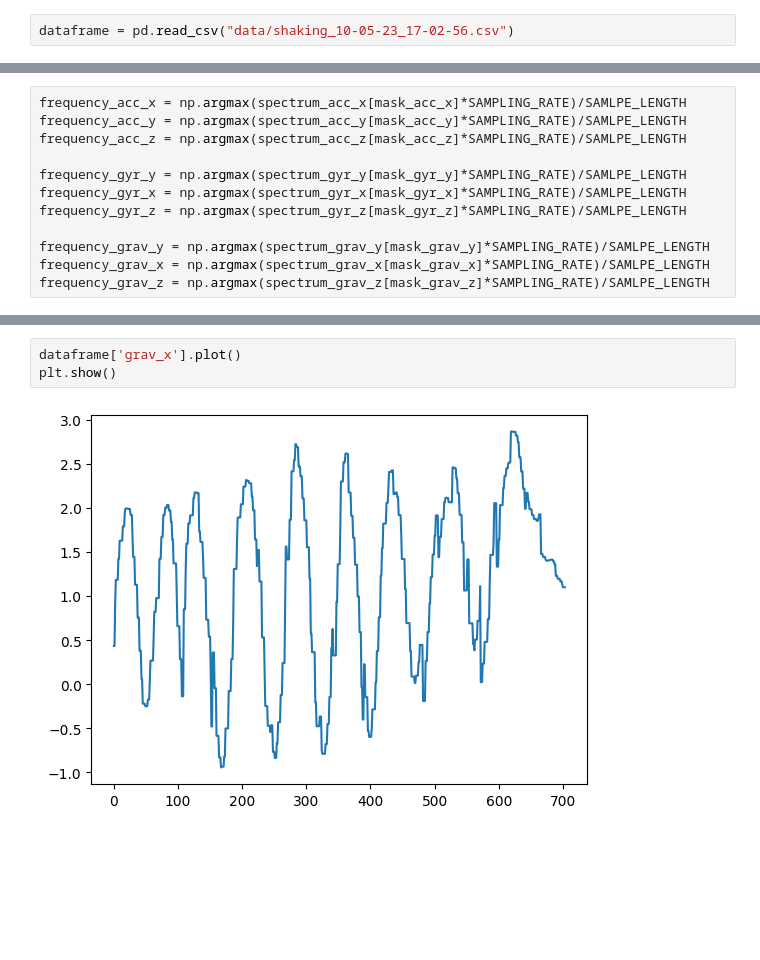
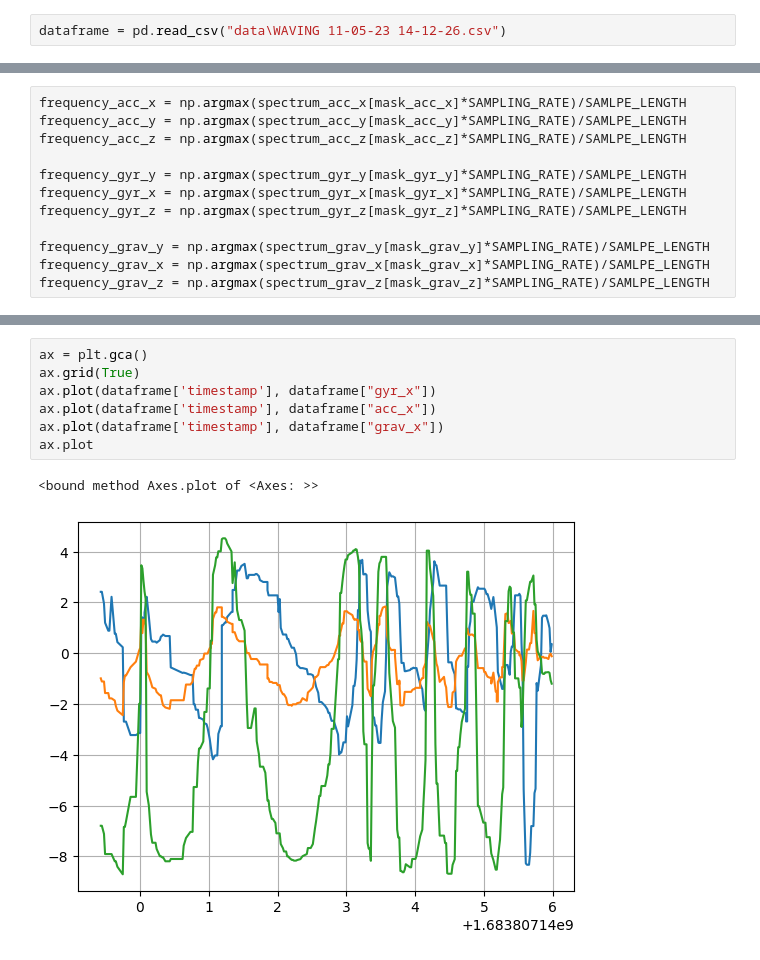
Before and after one commit to ITT23/assignment-03-activity-recognition-maschinen, a Jupyter notebook: machine_learning_test.ipynb, the cells around one changed output, grey strips where cells are left out. Saved outputs shown, nothing was run; the diff lists cells and outputs as text; blank space fills up the shorter version.

```diff
--- a/machine_learning_test.ipynb
+++ b/machine_learning_test.ipynb
@@ -8,6 +10,6 @@ SAMPLING_RATE = 50
 # %% [markdown]
 # Read data from csv
 # %%
-dataframe = pd.read_csv("data/shaking_10-05-23_17-02-56.csv")
+dataframe = pd.read_csv("data\WAVING 11-05-23 14-12-26.csv")
 # %%
 SAMLPE_LENGTH = round(dataframe['timestamp'].max() - dataframe['timestamp'].min(),4)
@@ -94,7 +122,12 @@ print(frequency_grav_z)
-# %%
-dataframe['grav_x'].plot()
-plt.show()
-# %% [output]
-[figure, removed]
+# %%
+ax = plt.gca()
+ax.grid(True)
+ax.plot(dataframe['timestamp'], dataframe["gyr_x"])
+ax.plot(dataframe['timestamp'], dataframe["acc_x"])
+ax.plot(dataframe['timestamp'], dataframe["grav_x"])
+ax.plot
+# %% [output]
+<bound method Axes.plot of <Axes: >>
+[figure, added]
 # %%
 #gaussian_df["grav_x"].plot()
```
Also changed, not shown: parts of 18 cells of this notebook.
